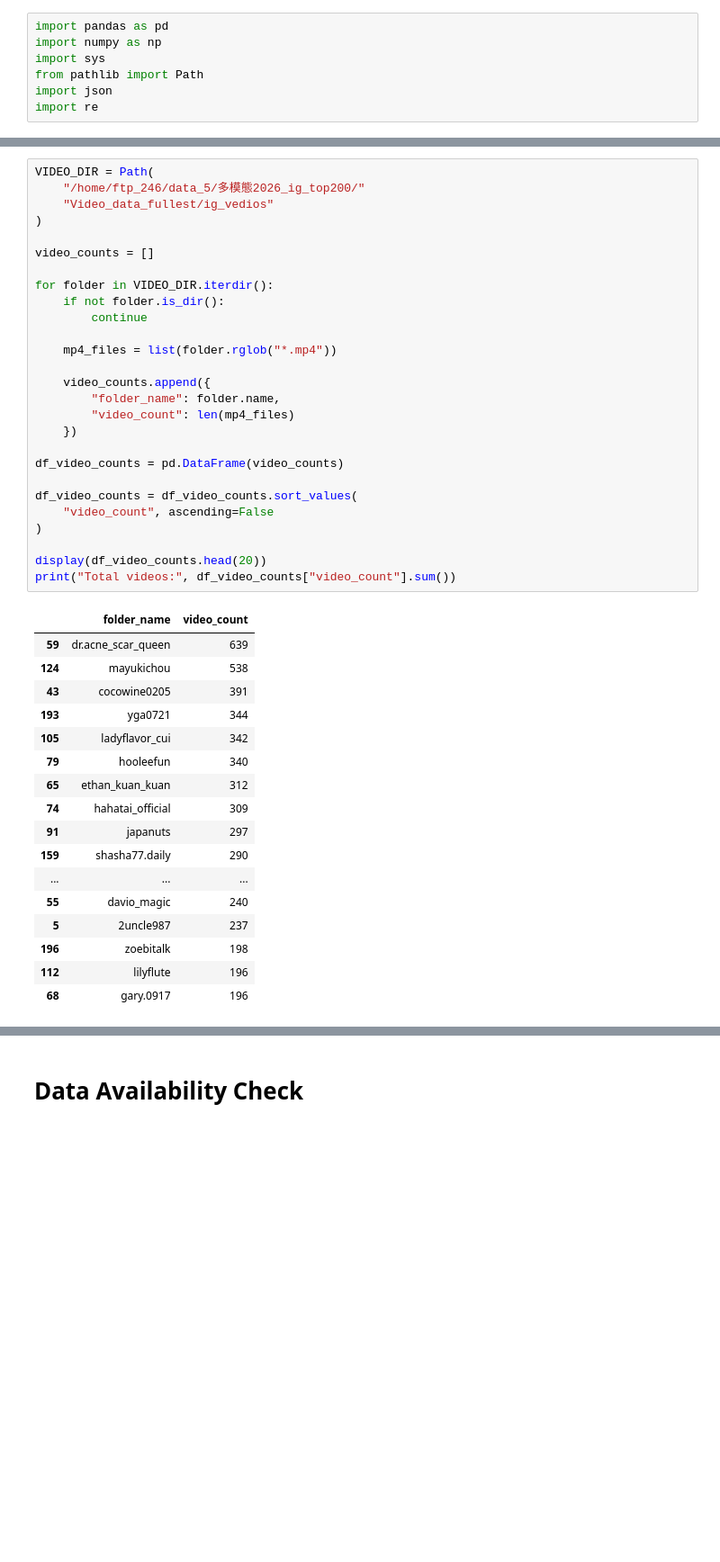
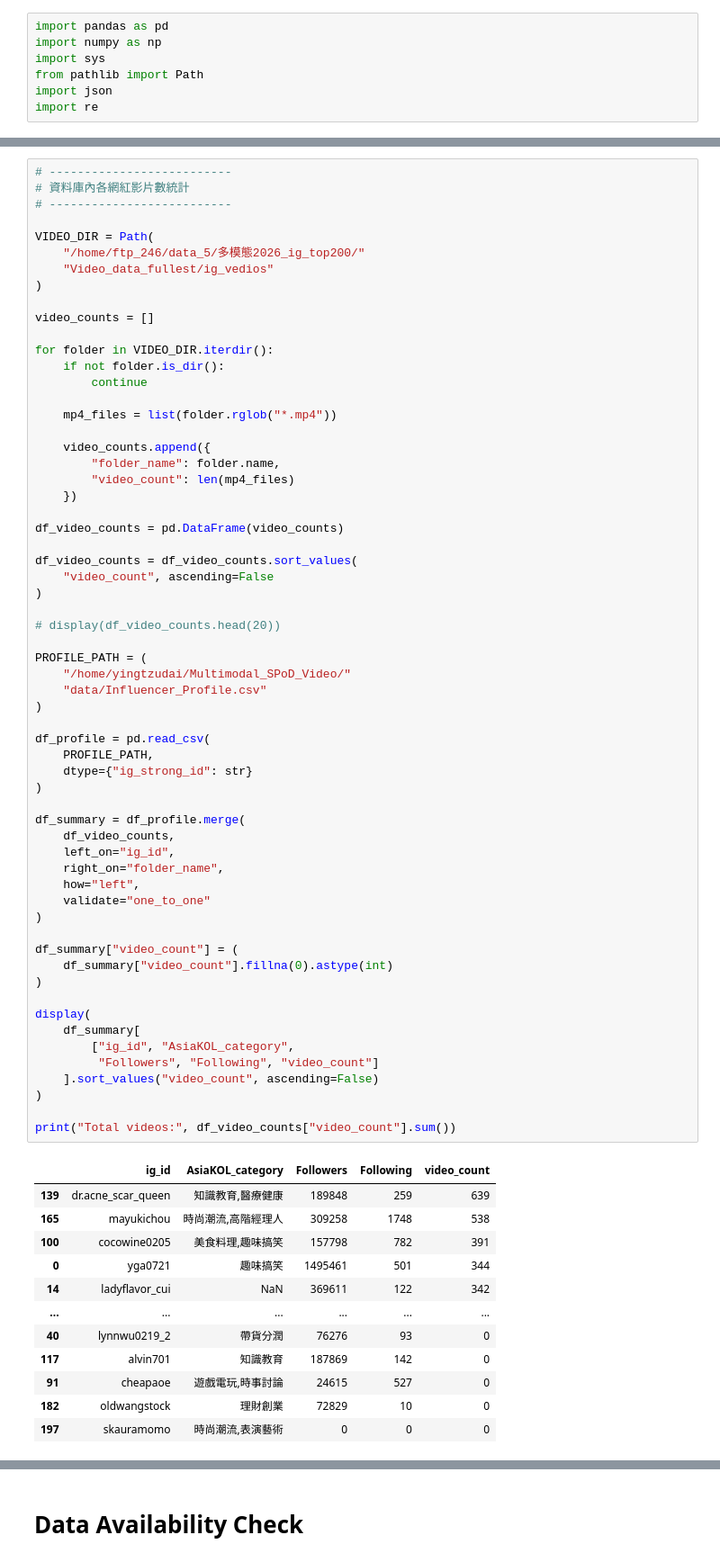
Before and after one commit to ying-tzu-dai/Multimodal_SPoD_Video, a Jupyter notebook: scripts/data_exploration.ipynb, the cells around one changed output, grey strips where cells are left out. Shown at 90% size. Cells and saved outputs as stored; diff of their text form; blank space fills up the shorter version.

Commit message:
Checked data quality

```diff
--- a/scripts/data_exploration.ipynb
+++ b/scripts/data_exploration.ipynb
@@ -10,45 +8,74 @@ df = pd.read_csv('/home/ftp_246/data_5/多模態2026_ig_top200/Metadata_by_Influ
 # %%
+# --------------------------
+# 資料庫內各網紅影片數統計
+# --------------------------
+
 VIDEO_DIR = Path(
     "/home/ftp_246/data_5/多模態2026_ig_top200/"
     "Video_data_fullest/ig_vedios"
 )
 
 video_counts = []
 
 for folder in VIDEO_DIR.iterdir():
     if not folder.is_dir():
         continue
 
     mp4_files = list(folder.rglob("*.mp4"))
 
     video_counts.append({
         "folder_name": folder.name,
         "video_count": len(mp4_files)
     })
 
 df_video_counts = pd.DataFrame(video_counts)
 
 df_video_counts = df_video_counts.sort_values(
     "video_count", ascending=False
 )
 
-display(df_video_counts.head(20))
+# display(df_video_counts.head(20))
+
+PROFILE_PATH = (
+    "/home/yingtzudai/Multimodal_SPoD_Video/"
+    "data/Influencer_Profile.csv"
+)
+
+df_profile = pd.read_csv(
+    PROFILE_PATH,
+    dtype={"ig_strong_id": str}
+)
+
+df_summary = df_profile.merge(
+    df_video_counts,
+    left_on="ig_id",
+    right_on="folder_name",
+    how="left",
+    validate="one_to_one"
+)
+
+df_summary["video_count"] = (
+    df_summary["video_count"].fillna(0).astype(int)
+)
+
+display(
+    df_summary[
+        ["ig_id", "AsiaKOL_category",
+         "Followers", "Following", "video_count"]
+    ].sort_values("video_count", ascending=False)
+)
+
 print("Total videos:", df_video_counts["video_count"].sum())
 # %% [output]
-|  | folder_name | video_count |
-| 59 | dr.acne_scar_queen | 639 |
-| 124 | mayukichou | 538 |
-| 43 | cocowine0205 | 391 |
-| 193 | yga0721 | 344 |
-| 105 | ladyflavor_cui | 342 |
-| 79 | hooleefun | 340 |
-| 65 | ethan_kuan_kuan | 312 |
-| 74 | hahatai_official | 309 |
-| 91 | japanuts | 297 |
-| 159 | shasha77.daily | 290 |
-| ... | ... | ... |
-| 55 | davio_magic | 240 |
-| 5 | 2uncle987 | 237 |
-| 196 | zoebitalk | 198 |
-| 112 | lilyflute | 196 |
-| 68 | gary.0917 | 196 |
+|  | ig_id | AsiaKOL_category | Followers | Following | video_count |
+| 139 | dr.acne_scar_queen | 知識教育,醫療健康 | 189848 | 259 | 639 |
+| 165 | mayukichou | 時尚潮流,高階經理人 | 309258 | 1748 | 538 |
+| 100 | cocowine0205 | 美食料理,趣味搞笑 | 157798 | 782 | 391 |
+| 0 | yga0721 | 趣味搞笑 | 1495461 | 501 | 344 |
+| 14 | ladyflavor_cui | NaN | 369611 | 122 | 342 |
+| ... | ... | ... | ... | ... | ... |
+| 40 | lynnwu0219_2 | 帶貨分潤 | 76276 | 93 | 0 |
+| 117 | alvin701 | 知識教育 | 187869 | 142 | 0 |
+| 91 | cheapaoe | 遊戲電玩,時事討論 | 24615 | 527 | 0 |
+| 182 | oldwangstock | 理財創業 | 72829 | 10 | 0 |
+| 197 | skauramomo | 時尚潮流,表演藝術 | 0 | 0 | 0 |
```
Also changed, not shown: parts of 5 cells of this notebook.
